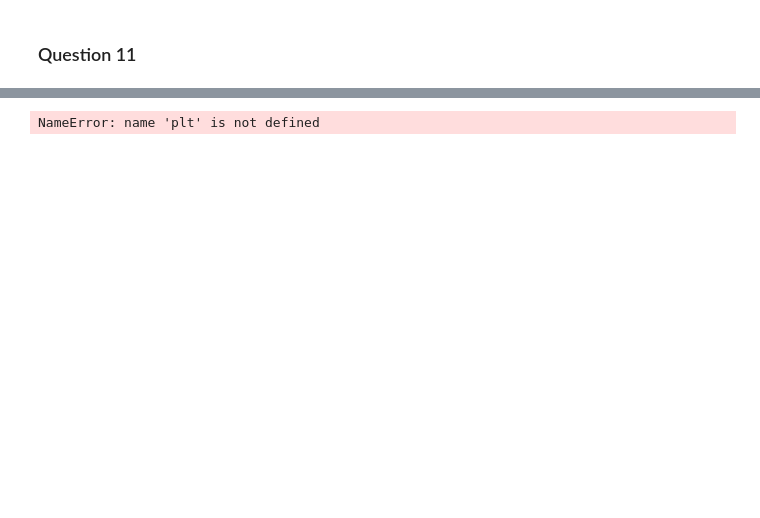
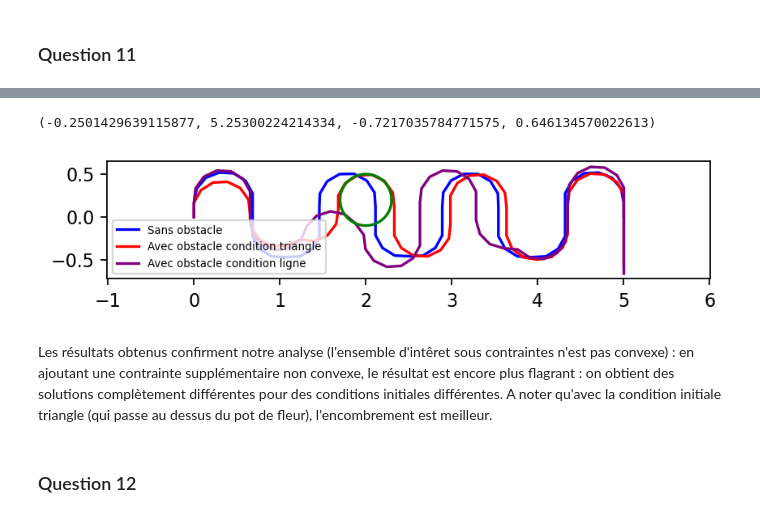
Before and after one commit to thibclz/projet_opti_tuyau, a Jupyter notebook: notebook.ipynb, the cells around one changed output, grey strips where cells are left out. Drawn from its saved outputs; the diff is of its cells as text; code cells hidden in the pictures; blank space fills up the shorter version.

```diff
--- a/notebook.ipynb
+++ b/notebook.ipynb
@@ -384,7 +338,7 @@ def solve_obstacle(N, K, L, gamma, x0, y0, xp, yp, R) :
     for i in range(N+1) :
         S += y[i]**2
 
-    f = K*(x[N] - 5)**2 + S * dx**2
+    f = K*(x[N] - L/2)**2 + S * dx**2
     opti.minimize(f)
 
     #ceq
@@ -428,4 +384,9 @@ R = .3
 
 x0, y0 = generate_init_tri(N, L)
 x7, y7 = solve_obstacle(N, K, L, gamma, x0, y0, xp, yp, R)
+
+x0 = np.arange(0, L + eps, L/N)
+y0 = np.zeros(N+1)
+
+x8, y8 = solve_obstacle(N, K, L, gamma, x0, y0, xp, yp, R)
 # %% [output]
@@ -443,10 +418,16 @@ NameError: name 'np' is not defined
 # %%
 plt.figure(figsize = (6,1.2), dpi = 160)
 
 plt.plot(x, y, '-b', label = 'Sans obstacle')
-plt.plot(x7, y7, '-r', label = 'Avec obstacle')
+plt.plot(x7, y7, '-r', label = 'Avec obstacle condition triangle')
+plt.plot(x8, y8, '-', color='purple', label = 'Avec obstacle condition ligne')
 plt.plot(xc, yc, 'g')
 plt.legend(prop={'size': 6})
 plt.axis('equal')
 # %% [output]
-NameError: name 'plt' is not defined
+(-0.2501429639115877, 5.25300224214334, -0.7217035784771575, 0.646134570022613)
+[figure, added]
+# %% [markdown]
+Les résultats obtenus confirment notre analyse (l'ensemble d'intêret sous contraintes n'est pas convexe) : en ajoutant une contrainte supplémentaire non convexe, le résultat est encore plus flagrant : on obtient des solutions complètement différentes pour des conditions initiales différentes. A noter qu'avec la condition initiale triangle (qui passe au dessus du pot de fleur), l'encombrement est meilleur.
+# %% [markdown]
+###  Question 12
```
Also changed, not shown: parts of 23 cells of this notebook.
